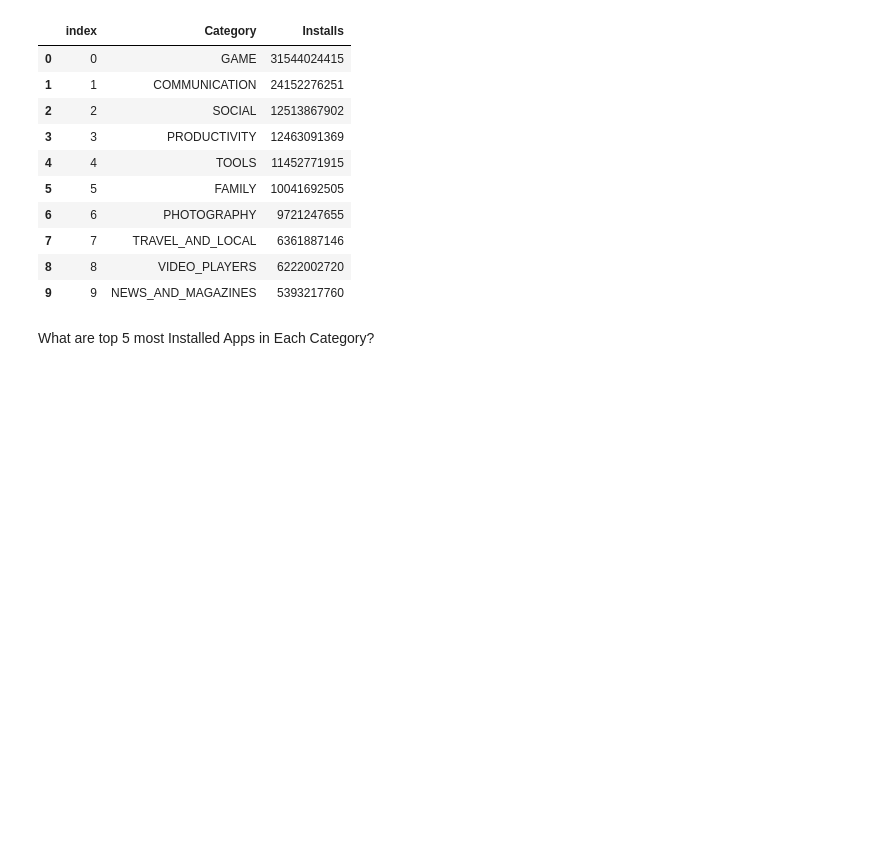
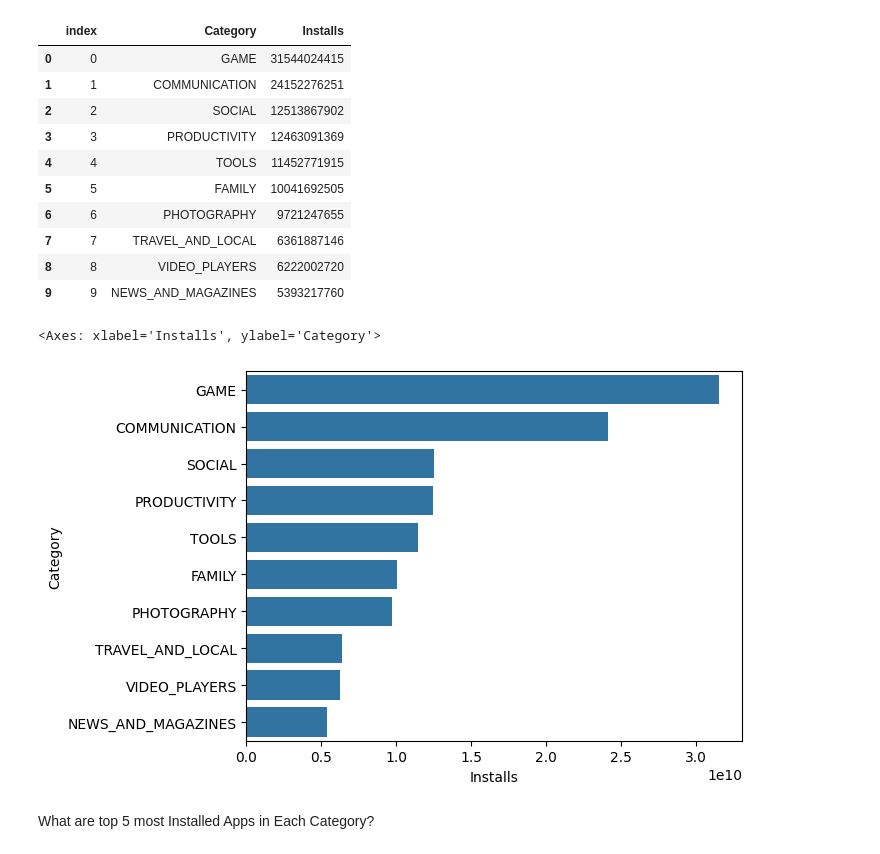
Before and after one commit to FairozAhmadSheikh/ML_bootcamp, a Jupyter notebook: Exploratory_DataAnalysis/Eda_Assignment.ipynb, the cells around one changed output. Drawn from its saved outputs; the diff is of its cells as text; code cells hidden in the pictures; blank space fills up the shorter version.

Commit message:
q1 visualize also done

```diff
--- a/Exploratory_DataAnalysis/Eda_Assignment.ipynb
+++ b/Exploratory_DataAnalysis/Eda_Assignment.ipynb
@@ -57,3 +55,8 @@ sns.barplot
+# %%
+sns.barplot(x='Installs',y='Category',data=df_cat_install)
+# %% [output]
+<Axes: xlabel='Installs', ylabel='Category'>
+[figure, added]
 # %% [markdown]
 What are top 5 most Installed Apps in Each Category?
 # %% [markdown]
```
Also changed, not shown: parts of 1 cell of this notebook.
